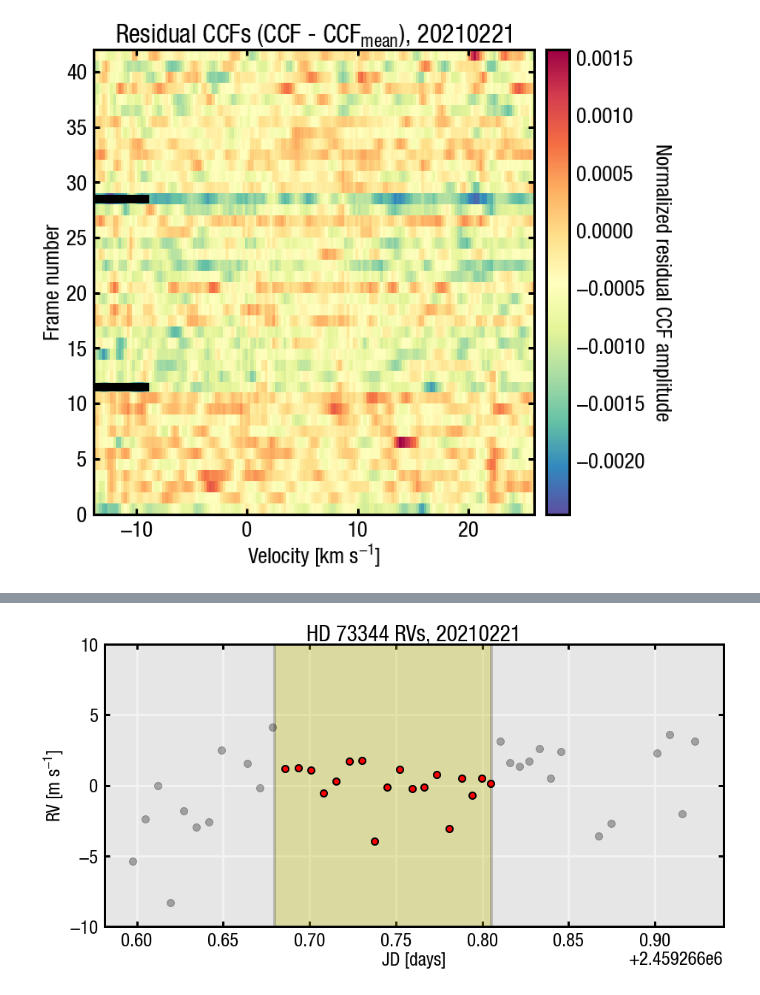
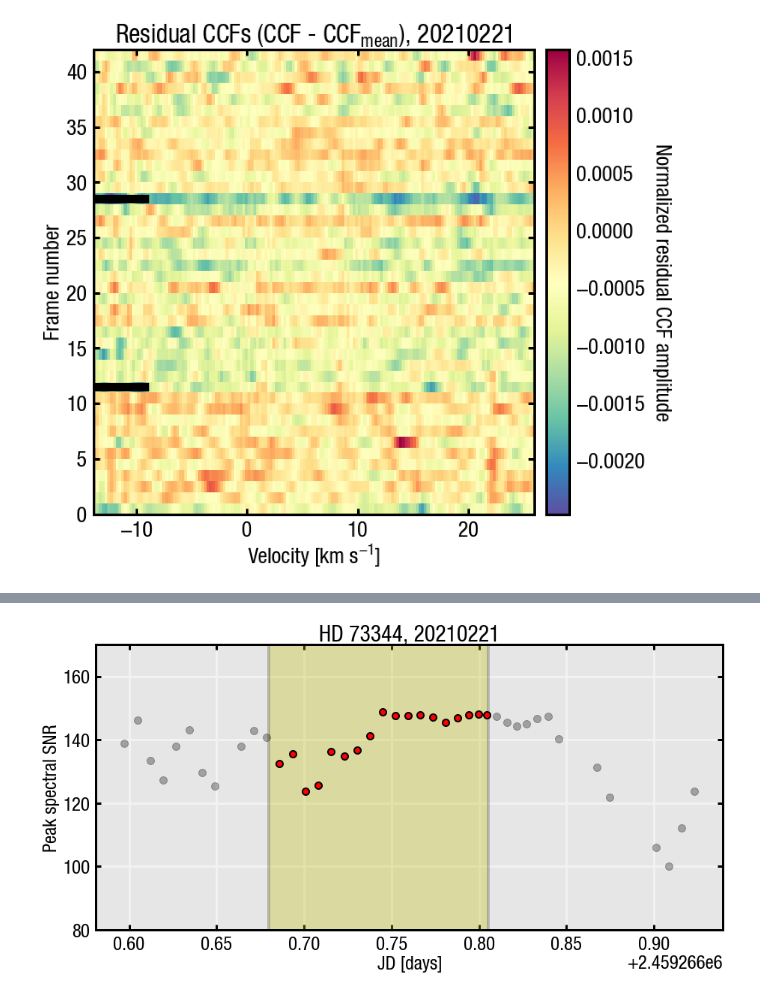
Before and after one commit to shalverson/rv_analysis_code, a Jupyter notebook: neid_notebooks/rm_reloaded_HD73344.ipynb, the cells around one changed output, grey strips where cells are left out. Saved outputs shown, nothing was run; the diff lists cells and outputs as text; code cells hidden in the pictures.

```diff
--- a/neid_notebooks/rm_reloaded_HD73344.ipynb
+++ b/neid_notebooks/rm_reloaded_HD73344.ipynb
@@ -354,23 +420,23 @@ plt.rcParams['grid.linewidth'] = 3
 # %%
 
-# plot RVs
+# plot relative flux ratio over time
 plot_style = os.path.join(plot_path, 'main_grid.mplstyle')
 plt.style.use(plot_style)
 plt.rcParams['figure.figsize'] = [15,7]
-plt.plot(jd_arr, (np.asarray(rv_weighted_arr) - np.mean(rv_weighted_arr))*1e3,'ko', markersize=10, alpha=0.3)
 
-plt.plot(jd_arr[inds_transit], (np.asarray(rv_weighted_arr)[inds_transit] - np.mean(rv_weighted_arr))*1e3,'ko', markersize=10)
-plt.plot(jd_arr[inds_transit], (np.asarray(rv_weighted_arr)[inds_transit] - np.mean(rv_weighted_arr))*1e3,'ro', markersize=6)
+plt.plot(jd_arr[inds_outoftransit], np.asarray(snr_max)[inds_outoftransit],'ko',markersize=10,alpha=0.3)
 
-plt.title(obj_name + ' RVs, ' + night)
+plt.plot(jd_arr[inds_transit], np.asarray(snr_max)[inds_transit],'ko',markersize=10)
+plt.plot(jd_arr[inds_transit], np.asarray(snr_max)[inds_transit],'ro',markersize=6)
+plt.title(obj_name + ', ' + night)
 plt.xlabel('JD [days]')
-plt.ylabel('RV [m s$^\mathcal{-1}$]')
-plt.ylim(-10,10)
+plt.ylabel('Peak spectral SNR')
 
 # highlight transit window
 plt.axvspan(tbeg,tend, color='y', alpha=0.3, lw=0)
-plt.vlines([tbeg,tend],-10, 10, alpha=0.2, linewidth=4)
+plt.vlines([tbeg,tend],80,170, alpha=0.2, linewidth=4)
+plt.ylim(80,170)
 
 plt.show()
 # %% [output]
-[figure, old version]
+[figure, new version]
```
Also changed, not shown: parts of 3 cells of this notebook.
